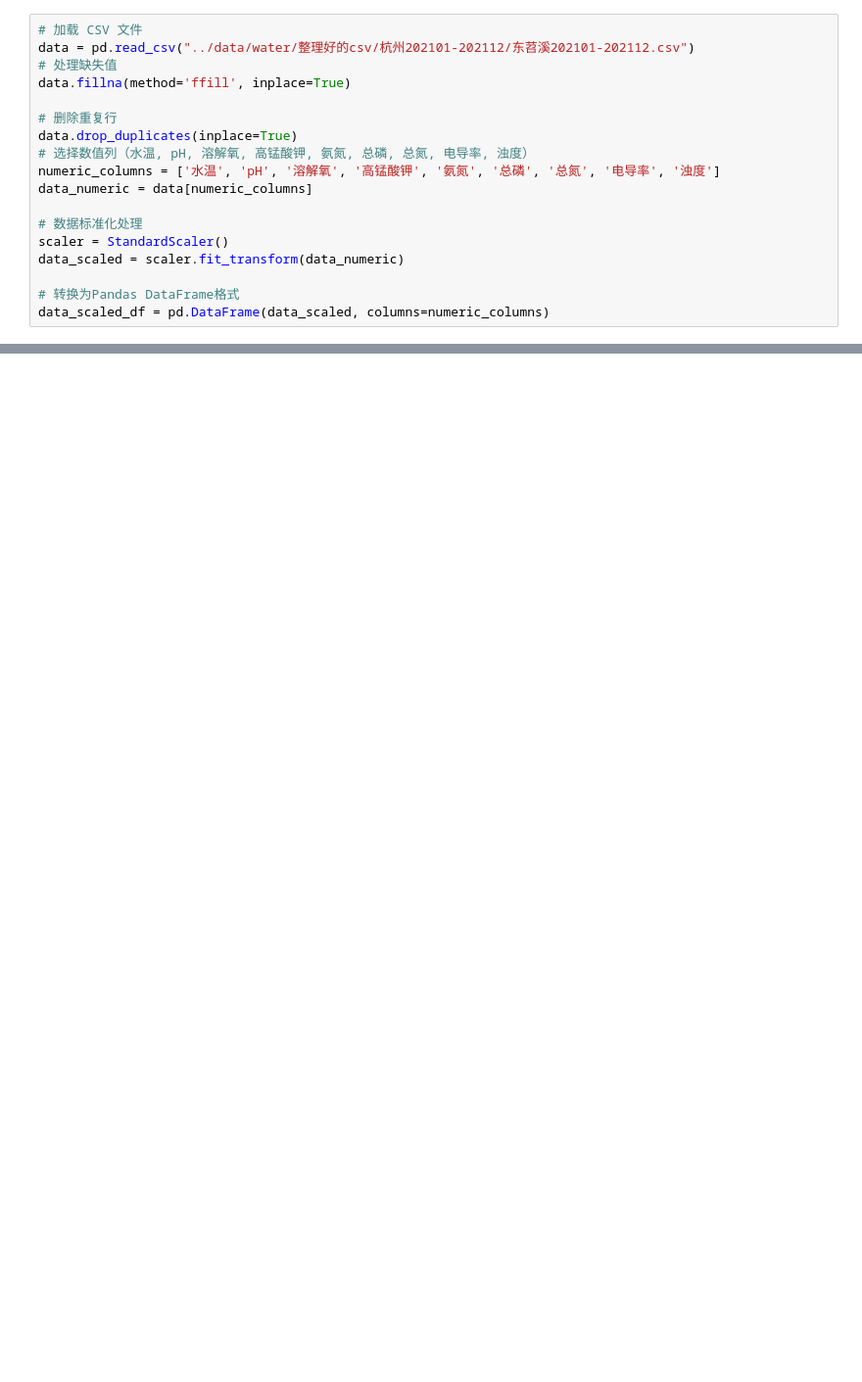
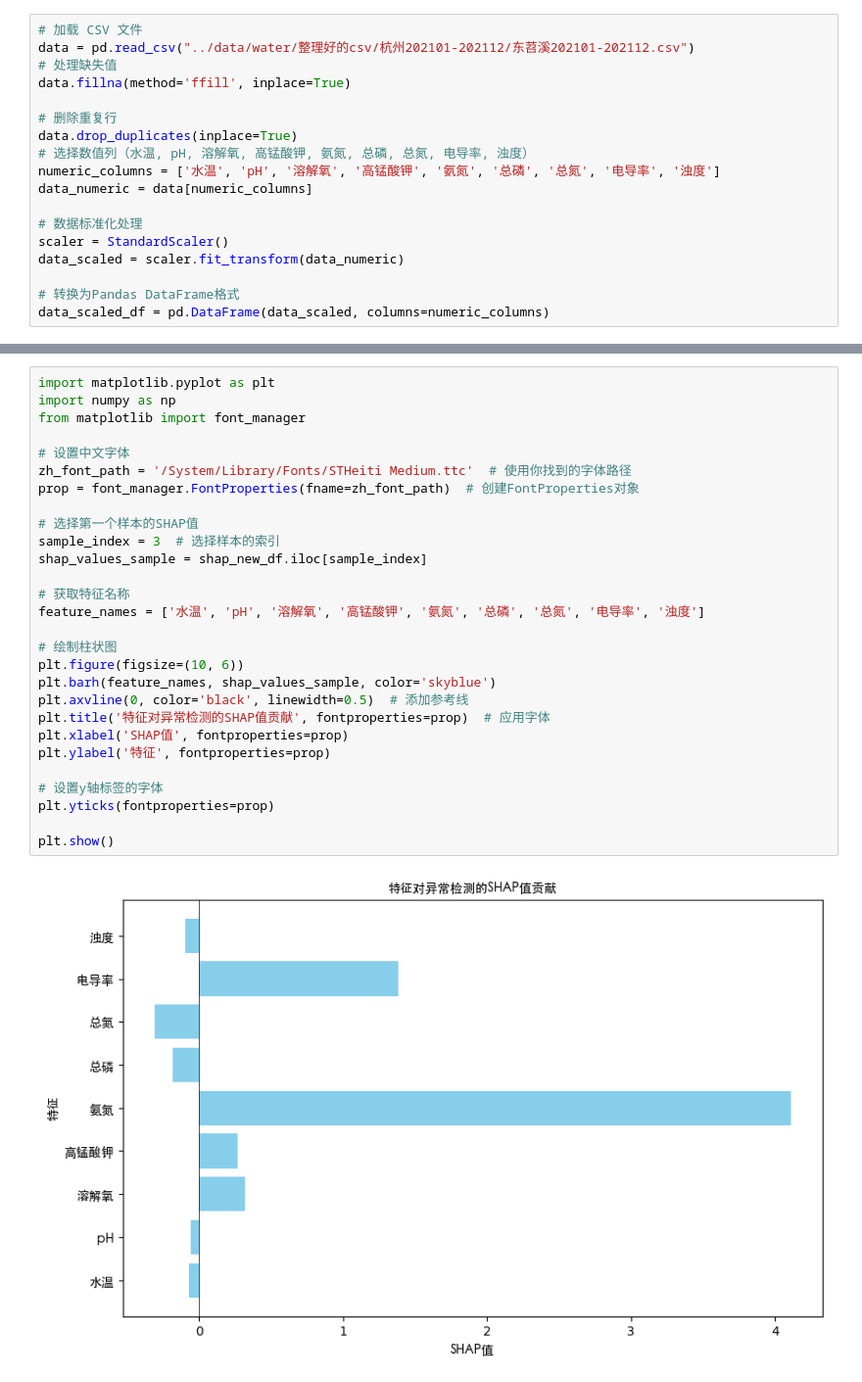
Before and after one commit to Chris-JunHao/EcoAudit, a Jupyter notebook: 1. 数据采集和算法设计/1.7.ipynb, the cells around one changed output, grey strips where cells are left out. Shown at 98% size. Cells and saved outputs as stored; diff of their text form; blank space fills up the shorter version.

```diff
--- a/1. 数据采集和算法设计/1.7.ipynb
+++ b/1. 数据采集和算法设计/1.7.ipynb
@@ -370,0 +372,30 @@ plt.show()
+# %%
+import matplotlib.pyplot as plt
+import numpy as np
+from matplotlib import font_manager
+
+# 设置中文字体
+zh_font_path = '/System/Library/Fonts/STHeiti Medium.ttc'  # 使用你找到的字体路径
+prop = font_manager.FontProperties(fname=zh_font_path)  # 创建FontProperties对象
+
+# 选择第一个样本的SHAP值
+sample_index = 3  # 选择样本的索引
+shap_values_sample = shap_new_df.iloc[sample_index]
+
+# 获取特征名称
+feature_names = ['水温', 'pH', '溶解氧', '高锰酸钾', '氨氮', '总磷', '总氮', '电导率', '浊度']
+
+# 绘制柱状图
+plt.figure(figsize=(10, 6))
+plt.barh(feature_names, shap_values_sample, color='skyblue')
+plt.axvline(0, color='black', linewidth=0.5)  # 添加参考线
+plt.title('特征对异常检测的SHAP值贡献', fontproperties=prop)  # 应用字体
+plt.xlabel('SHAP值', fontproperties=prop)
+plt.ylabel('特征', fontproperties=prop)
+
+# 设置y轴标签的字体
+plt.yticks(fontproperties=prop)
+
+plt.show()
+# %% [output]
+[figure, added]
```
Also changed, not shown: parts of 7 cells of this notebook.
